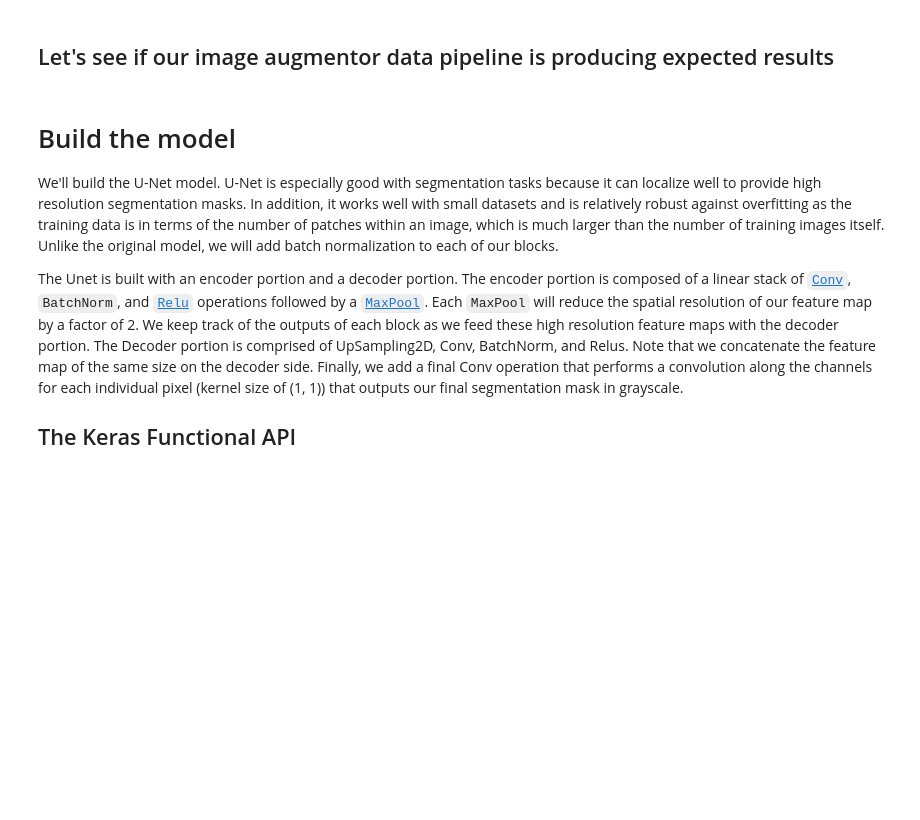
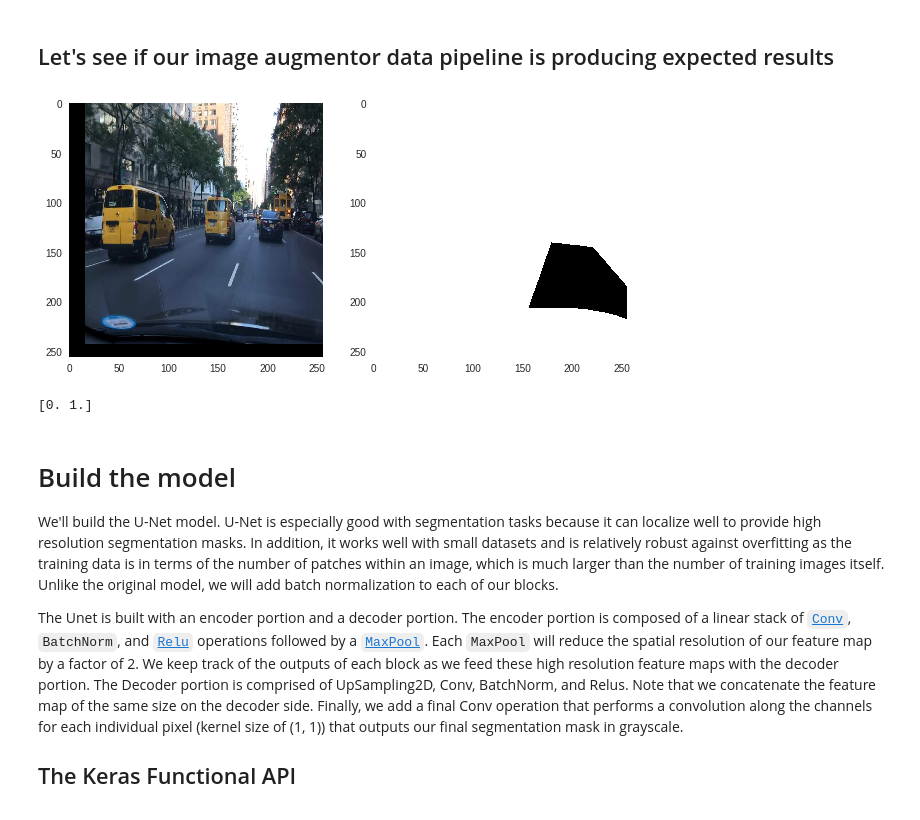
Before and after one commit to shivasaxena23/DrivableAreaAndLanePrediction, a Jupyter notebook: Lane_Image_Segmentation.ipynb, the cells around one changed output. Cells and saved outputs as stored; diff of their text form; code cells hidden in the pictures; blank space fills up the shorter version.

```diff
--- a/Lane_Image_Segmentation.ipynb
+++ b/Lane_Image_Segmentation.ipynb
@@ -147,0 +139,10 @@ img = mpimg.imread(img_dir+"/b1c9c847-3bda4659.jpg")
+# %%
+'''
+for img_id in ids_train:
+  try:
+    img = mpimg.imread(os.path.join(img_dir, "{}.jpg".format(img_id)))
+    img = mpimg.imread(os.path.join(label_dir, "{}_drivable_color.png".format(img_id)))
+  except:
+    print(img_id)
+    pass
+'''
@@ -155,6 +156,10 @@ drive  sample_data
 # %%
-x_train_filenames = []
-y_train_filenames = []
+count = 0
 for img_id in ids_train:
+  count = count+1
   x_train_filenames.append(os.path.join(img_dir, "{}.jpg".format(img_id)))
   y_train_filenames.append(os.path.join(label_dir, "{}_drivable_color.png".format(img_id)))
+# %%
+print(count)
+x_train_filenames, x_test_filenames, y_train_filenames, y_test_filenames = \
+                    train_test_split(x_train_filenames, y_train_filenames, test_size=0.1, random_state=42)
@@ -315,6 +355,9 @@ def _augment(img,
   img, label_img = flip_img(horizontal_flip, img, label_img)
   img, label_img = shift_img(img, label_img, width_shift_range, height_shift_range)
   label_img = tf.to_float(label_img) * scale
+  #print(label_img.shape)
+  label_img = tf.to_float(label_img > 0.49)
+  #print(label_img.shape)
   img = tf.to_float(img) * scale
   return img, label_img
 # %%
@@ -375,32 +435,31 @@ val_ds = get_baseline_dataset(x_val_filenames,
 # %%
 temp_ds = get_baseline_dataset(x_train_filenames,
                                y_train_filenames,
                                preproc_fn=tr_preprocessing_fn,
                                batch_size=1,
                                shuffle=False)
 # Let's examine some of these augmented images
 data_aug_iter = temp_ds.make_one_shot_iterator()
 next_element = data_aug_iter.get_next()
 with tf.Session() as sess:
   batch_of_imgs, label = sess.run(next_element)
 
   # Running next element in our graph will produce a batch of images
   plt.figure(figsize=(10, 10))
   img = batch_of_imgs[0]
 
   plt.subplot(1, 2, 1)
   plt.imshow(img)
 
   plt.subplot(1, 2, 2)
-  test = label[0, :, :, 0]
-  test1 = [test>0.49]
-  test2 = np.array(test1)[0,:,:]
-  plt.imshow(test2)
-  label_val = np.unique(test2)
+  plt.imshow(label[0, :, :, 0])
   plt.show()
+  label_val = np.unique(label[0, :, :, 0])
 
-  print(test2)
   print(label_val)
+# %% [output]
+[figure, added]
+[0. 1.]
 # %% [markdown]
 # Build the model
 We'll build the U-Net model. U-Net is especially good with segmentation tasks because it can localize well to provide high resolution segmentation masks. In addition, it works well with small datasets and is relatively robust against overfitting as the training data is in terms of the number of patches within an image, which is much larger than the number of training images itself. Unlike the original model, we will add batch normalization to each of our blocks.
```
Also changed, not shown: parts of 40 cells of this notebook.
